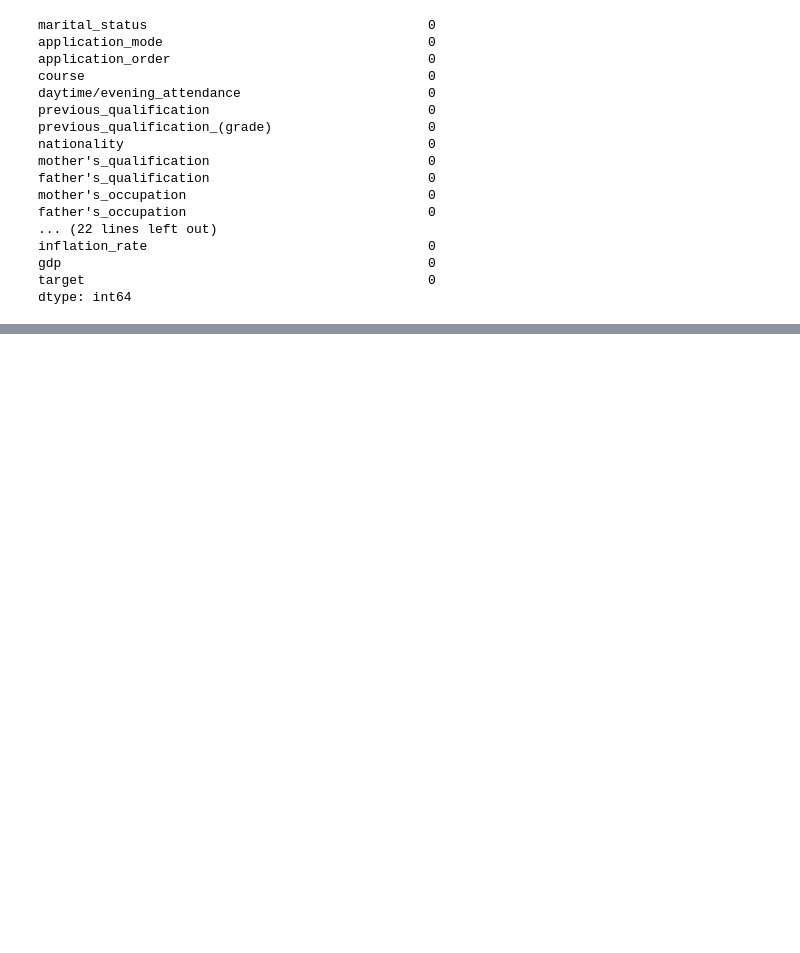
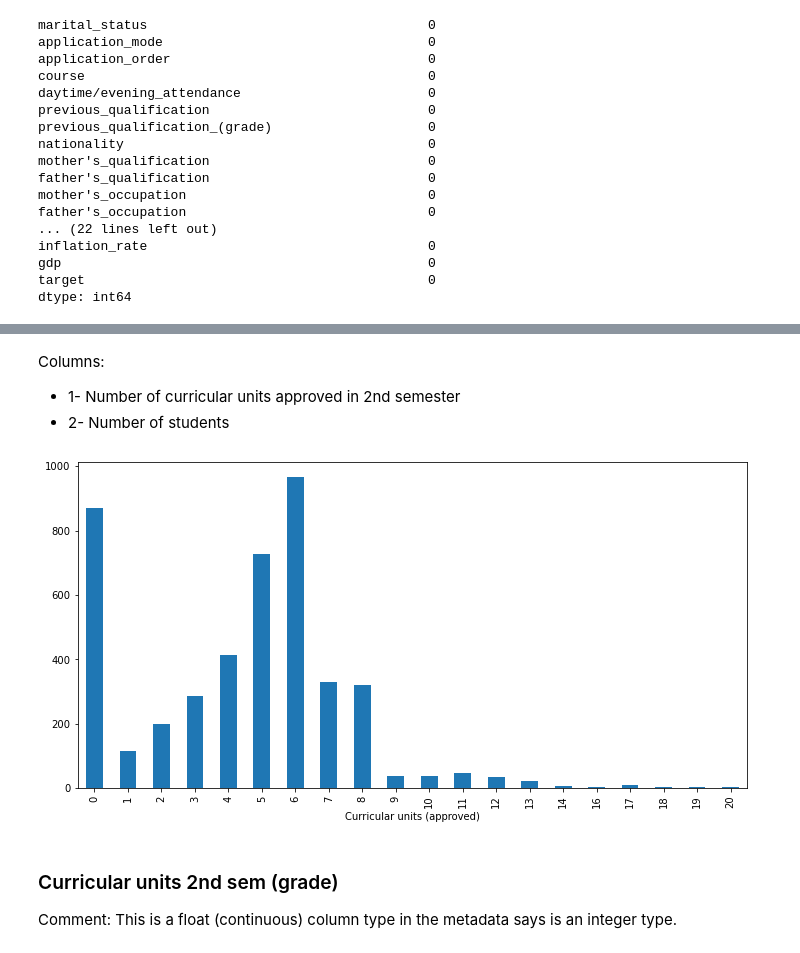
Before and after one commit to AndreJacobsPy/ai-academy-capstone, a Jupyter notebook: exploration.ipynb, the cells around one changed output, grey strips where cells are left out. Cells and saved outputs as stored; diff of their text form; code cells hidden in the pictures; blank space fills up the shorter version.

```diff
--- a/exploration.ipynb
+++ b/exploration.ipynb
@@ -662,0 +797,3 @@ dtype: int64
+# %%
+units_2nd_sem_approved = df['curricular_units_2nd_sem_(approved)'].value_counts().sort_index()
+units_2nd_sem_approved
@@ -662,0 +818,12 @@ dtype: int64
+# %% [markdown]
+Columns:
+- 1- Number of curricular units approved in 2nd semester
+- 2- Number of students
+# %%
+units_2nd_sem_approved.plot(xlabel='Curricular units (approved)',kind='bar', figsize=(12,6));
+# %% [output]
+[figure, added]
+# %% [markdown]
+### Curricular units 2nd sem (grade)
+
+Comment: This is a float (continuous) column type in the metadata says is an integer type.
```
Also changed, not shown: parts of 54 cells of this notebook.
